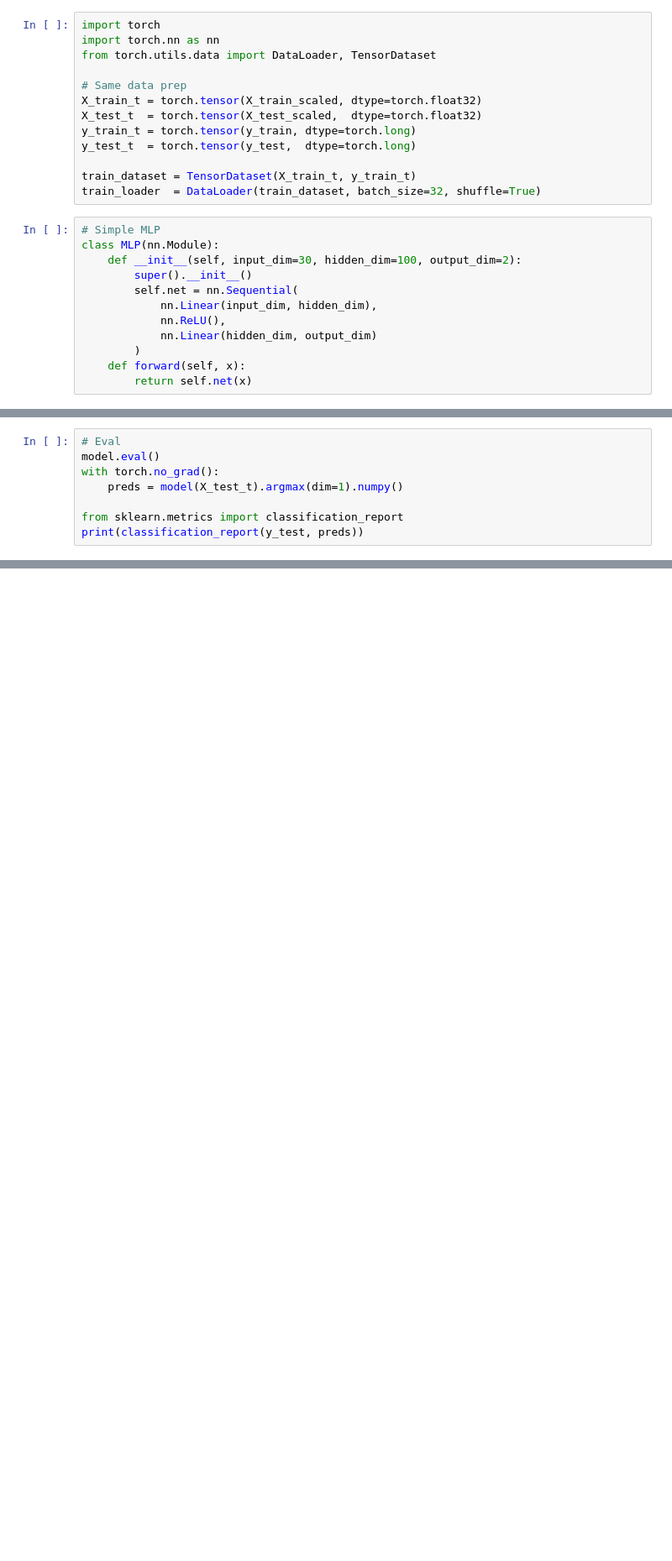
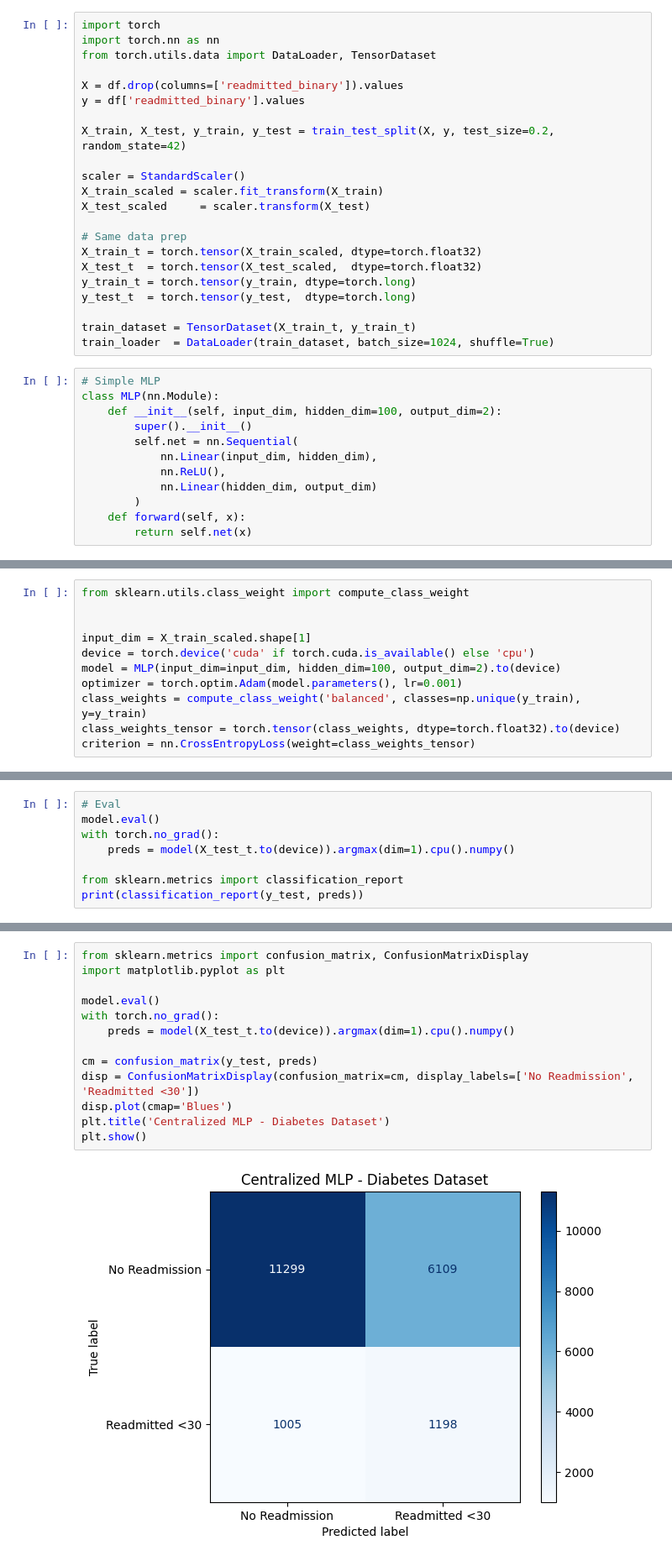
Before and after one commit to SrMallol2/Federated-Learning-Under-Data-Heterogeneity-for-Real-Applications-in-Multiple-Domains, a Jupyter notebook: Practices/Use Case 1 (Health)/UC1.ipynb, the cells around one changed output, grey strips where cells are left out. Shown at 84% size. Saved outputs shown, nothing was run; the diff lists cells and outputs as text; blank space fills up the shorter version.

```diff
--- a/Practices/Use Case 1 (Health)/UC1.ipynb
+++ b/Practices/Use Case 1 (Health)/UC1.ipynb
@@ -24,6 +98,15 @@ display(df.head(5))
 import torch
 import torch.nn as nn
 from torch.utils.data import DataLoader, TensorDataset
+
+X = df.drop(columns=['readmitted_binary']).values
+y = df['readmitted_binary'].values
+
+X_train, X_test, y_train, y_test = train_test_split(X, y, test_size=0.2, random_state=42)
+
+scaler = StandardScaler()
+X_train_scaled = scaler.fit_transform(X_train)
+X_test_scaled     = scaler.transform(X_test)
 
 # Same data prep
 X_train_t = torch.tensor(X_train_scaled, dtype=torch.float32)
@@ -32,11 +115,11 @@ y_train_t = torch.tensor(y_train, dtype=torch.long)
 y_test_t  = torch.tensor(y_test,  dtype=torch.long)
 
 train_dataset = TensorDataset(X_train_t, y_train_t)
-train_loader  = DataLoader(train_dataset, batch_size=32, shuffle=True)
+train_loader  = DataLoader(train_dataset, batch_size=1024, shuffle=True)
 # %%
 # Simple MLP
 class MLP(nn.Module):
-    def __init__(self, input_dim=30, hidden_dim=100, output_dim=2):
+    def __init__(self, input_dim, hidden_dim=100, output_dim=2):
         super().__init__()
         self.net = nn.Sequential(
             nn.Linear(input_dim, hidden_dim),
@@ -52,2 +131,13 @@ criterion = nn.CrossEntropyLoss()
+# %%
+from sklearn.utils.class_weight import compute_class_weight
+
+
+input_dim = X_train_scaled.shape[1]
+device = torch.device('cuda' if torch.cuda.is_available() else 'cpu')
+model = MLP(input_dim=input_dim, hidden_dim=100, output_dim=2).to(device)
+optimizer = torch.optim.Adam(model.parameters(), lr=0.001)
+class_weights = compute_class_weight('balanced', classes=np.unique(y_train), y=y_train)
+class_weights_tensor = torch.tensor(class_weights, dtype=torch.float32).to(device)
+criterion = nn.CrossEntropyLoss(weight=class_weights_tensor)
 # %%
 # Training loop
@@ -61,7 +153,7 @@ for epoch in range(100):
 # Eval
 model.eval()
 with torch.no_grad():
-    preds = model(X_test_t).argmax(dim=1).numpy()
+    preds = model(X_test_t.to(device)).argmax(dim=1).cpu().numpy()
 
 from sklearn.metrics import classification_report
 print(classification_report(y_test, preds))
@@ -76,0 +169,15 @@ weighted avg       0.97      0.97      0.97       114
+# %%
+from sklearn.metrics import confusion_matrix, ConfusionMatrixDisplay
+import matplotlib.pyplot as plt
+
+model.eval()
+with torch.no_grad():
+    preds = model(X_test_t.to(device)).argmax(dim=1).cpu().numpy()
+
+cm = confusion_matrix(y_test, preds)
+disp = ConfusionMatrixDisplay(confusion_matrix=cm, display_labels=['No Readmission', 'Readmitted <30'])
+disp.plot(cmap='Blues')
+plt.title('Centralized MLP - Diabetes Dataset')
+plt.show()
+# %% [output]
+[figure, added]
```
Also changed, not shown: parts of 12 cells of this notebook, 4 other files.
